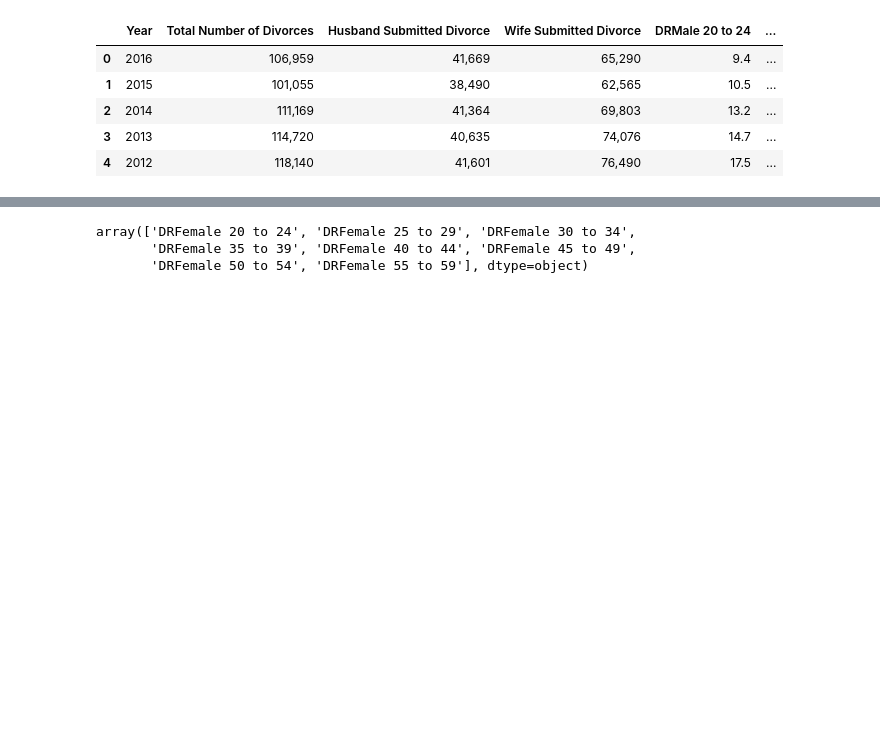
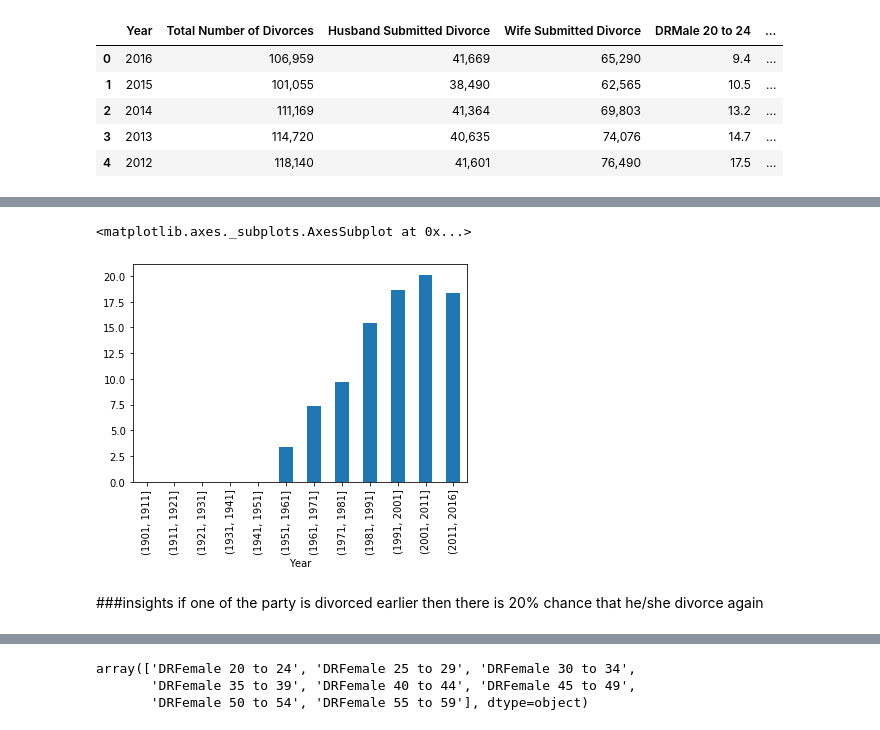
Before and after one commit to shrikantnarayankar15/Divorce-, a Jupyter notebook: EDA_relationship_divorce.ipynb, the cells around one changed output, grey strips where cells are left out. Drawn from its saved outputs; the diff is of its cells as text; code cells hidden in the pictures; blank space fills up the shorter version.

```diff
--- a/EDA_relationship_divorce.ipynb
+++ b/EDA_relationship_divorce.ipynb
@@ -168,0 +266,8 @@ male_Data.groupby([pd.cut(male_Data.Year, bins)])['Value'].sum().plot.bar()
+# %%
+((df.groupby([pd.cut(df.Year, bins)])['One party previously divorced'].sum()/df.groupby([pd.cut(df.Year, bins)])['Total Number of Divorces'].sum())*100).plot.bar()
+# %% [output]
+<matplotlib.axes._subplots.AxesSubplot at 0x...>
+[figure, added]
+# %% [markdown]
+###insights
+if one of the party is divorced earlier then there is 20% chance that he/she divorce again
```
Also changed, not shown: parts of 74 cells of this notebook.
